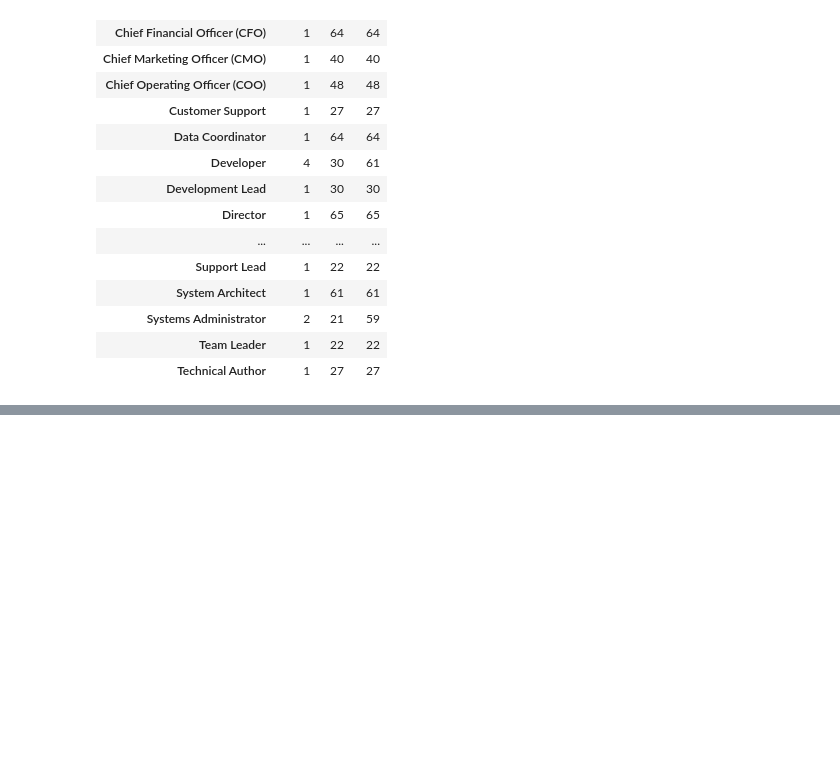
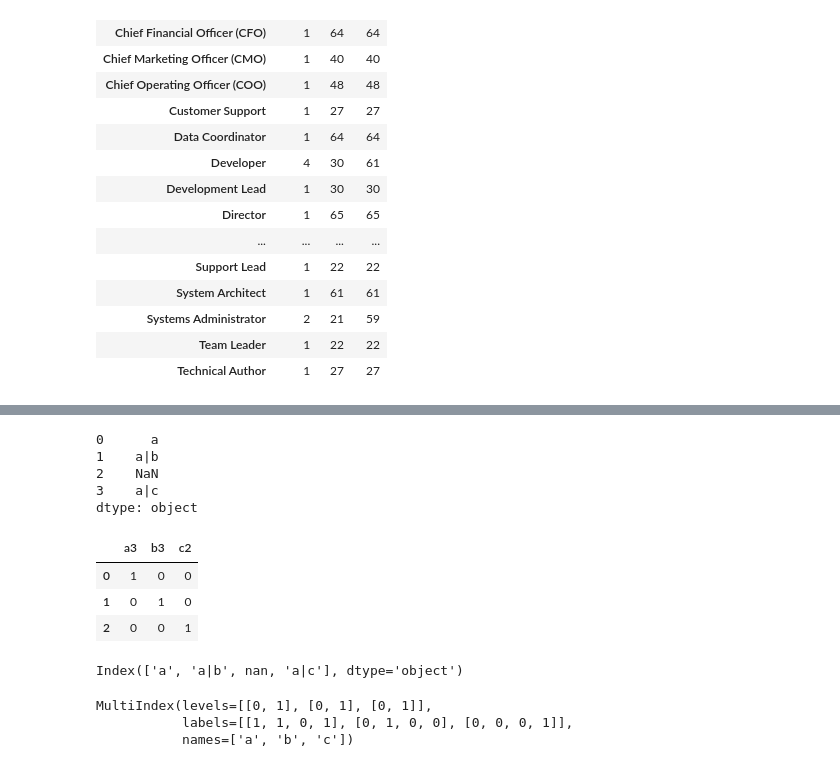
Before and after one commit to udaytak/DataScience-Basics, a Jupyter notebook: 02_Basic Data Operations.ipynb, the cells around one changed output, grey strips where cells are left out. Drawn from its saved outputs; the diff is of its cells as text; code cells hidden in the pictures; blank space fills up the shorter version.

```diff
--- a/02_Basic Data Operations.ipynb
+++ b/02_Basic Data Operations.ipynb
@@ -395,3 +823,29 @@ employee.groupby('Position').Age.agg(['count','min','max']) #set of aggregation
+# %%
+pd.Series(['a', 'a|b', np.nan, 'a|c'], dtype="str")
+# %% [output]
+0      a
+1    a|b
+2    NaN
+3    a|c
+dtype: object
+# %%
+s.str.get_dummies(sep='|')
+# %% [output]
+|  | a3 | b3 | c2 |
+| 0 | 1 | 0 | 0 |
+| 1 | 0 | 1 | 0 |
+| 2 | 0 | 0 | 1 |
+# %%
+idx = pd.Index(['a', 'a|b', np.nan, 'a|c'])
+idx
+# %% [output]
+Index(['a', 'a|b', nan, 'a|c'], dtype='object')
+# %%
+idx.str.get_dummies(sep='|')
+# %% [output]
+MultiIndex(levels=[[0, 1], [0, 1], [0, 1]],
+           labels=[[1, 1, 0, 1], [0, 1, 0, 0], [0, 0, 0, 1]],
+           names=['a', 'b', 'c'])
 # %%
 #loc - choose number of rows and column
 employee = pd.read_table('C:/Users/LocalAdmin/Documents/Python/Untitled Folder/DataTablesExample_TSV.tsv')
```
Also changed, not shown: parts of 65 cells of this notebook.
